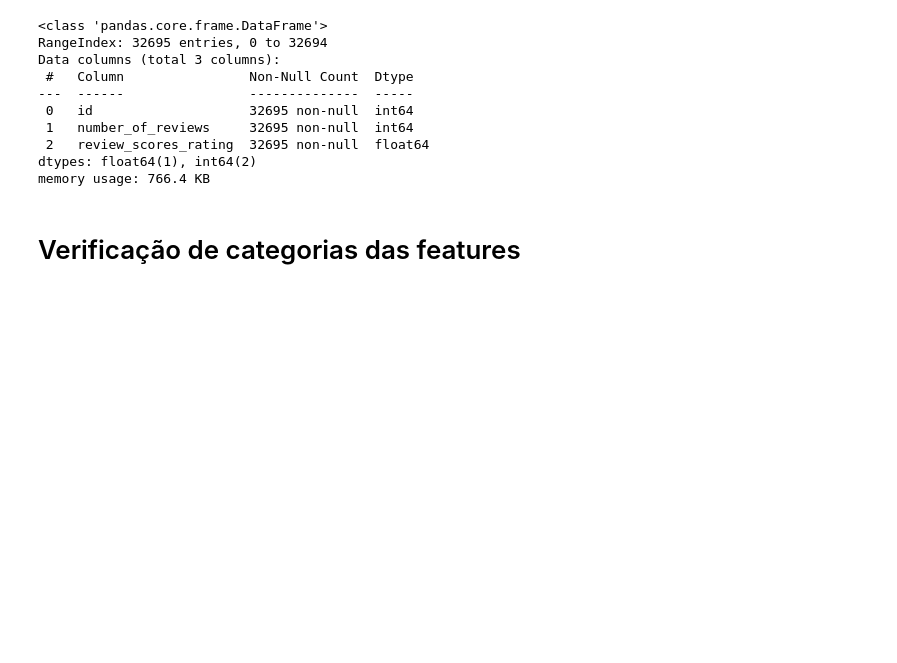
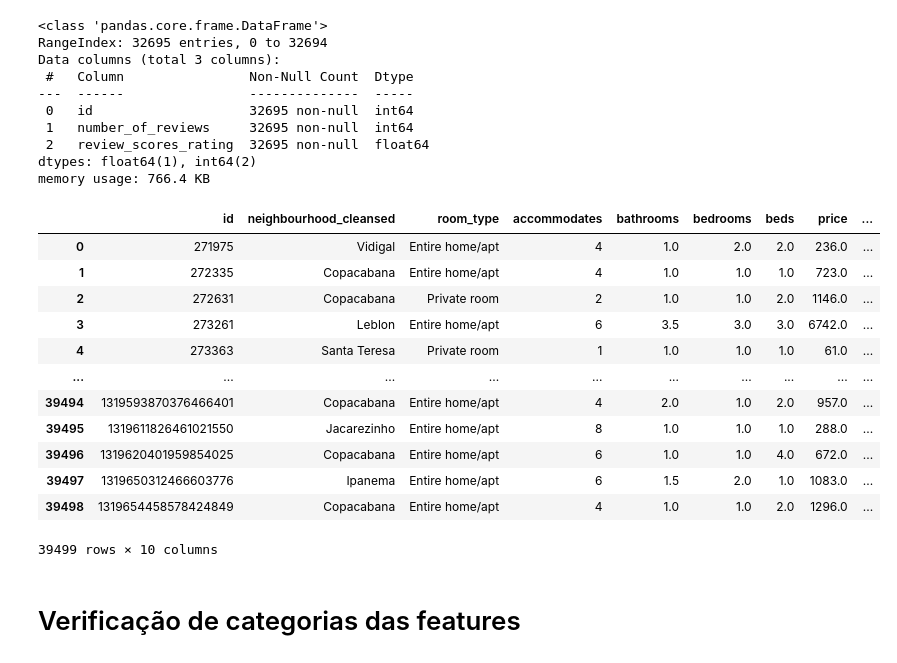
Before and after one commit to ederray/projetos_dnc, a Jupyter notebook: desafio5_data_wrangling/notebooks/eda.ipynb, the cells around one changed output. Cells and saved outputs as stored; diff of their text form; code cells hidden in the pictures; blank space fills up the shorter version.

```diff
--- a/desafio5_data_wrangling/notebooks/eda.ipynb
+++ b/desafio5_data_wrangling/notebooks/eda.ipynb
@@ -200,6 +256,22 @@ Data columns (total 3 columns):
  2   review_scores_rating  32695 non-null  float64
 dtypes: float64(1), int64(2)
 memory usage: 766.4 KB
+# %%
+listings.merge(reviews, on='id', how='left')
+# %% [output]
+|  | id | neighbourhood_cleansed | room_type | accommodates | bathrooms | bedrooms | beds | price | ... |
+| 0 | 271975 | Vidigal | Entire home/apt | 4 | 1.0 | 2.0 | 2.0 | 236.0 | ... |
+| 1 | 272335 | Copacabana | Entire home/apt | 4 | 1.0 | 1.0 | 1.0 | 723.0 | ... |
+| 2 | 272631 | Copacabana | Private room | 2 | 1.0 | 1.0 | 2.0 | 1146.0 | ... |
+| 3 | 273261 | Leblon | Entire home/apt | 6 | 3.5 | 3.0 | 3.0 | 6742.0 | ... |
+| 4 | 273363 | Santa Teresa | Private room | 1 | 1.0 | 1.0 | 1.0 | 61.0 | ... |
+| ... | ... | ... | ... | ... | ... | ... | ... | ... | ... |
+| 39494 | 1319593870376466401 | Copacabana | Entire home/apt | 4 | 2.0 | 1.0 | 2.0 | 957.0 | ... |
+| 39495 | 1319611826461021550 | Jacarezinho | Entire home/apt | 8 | 1.0 | 1.0 | 1.0 | 288.0 | ... |
+| 39496 | 1319620401959854025 | Copacabana | Entire home/apt | 6 | 1.0 | 1.0 | 4.0 | 672.0 | ... |
+| 39497 | 1319650312466603776 | Ipanema | Entire home/apt | 6 | 1.5 | 2.0 | 1.0 | 1083.0 | ... |
+| 39498 | 1319654458578424849 | Copacabana | Entire home/apt | 4 | 1.0 | 1.0 | 2.0 | 1296.0 | ... |
+39499 rows × 10 columns
 # %% [markdown]
 # Verificação de categorias das features
 # %%
```
Also changed, not shown: parts of 16 cells of this notebook, 2 other files.
